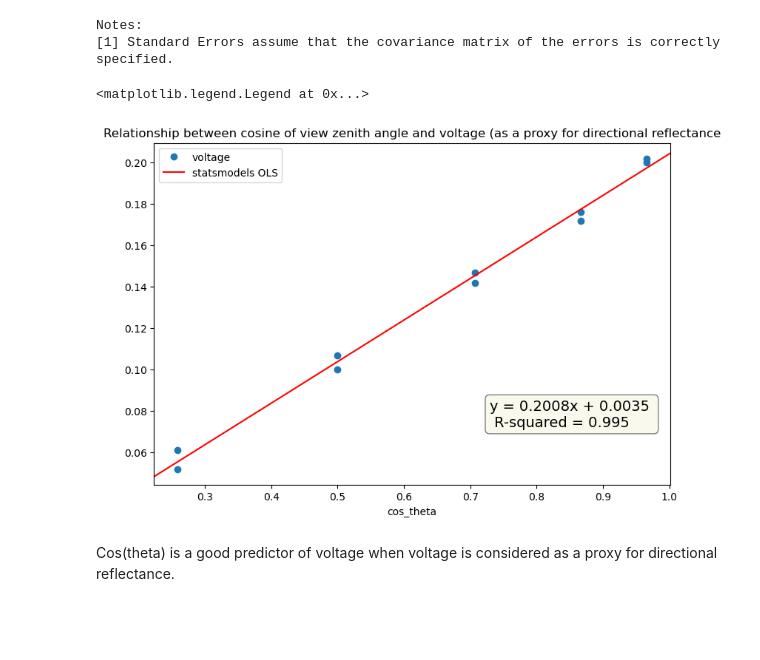
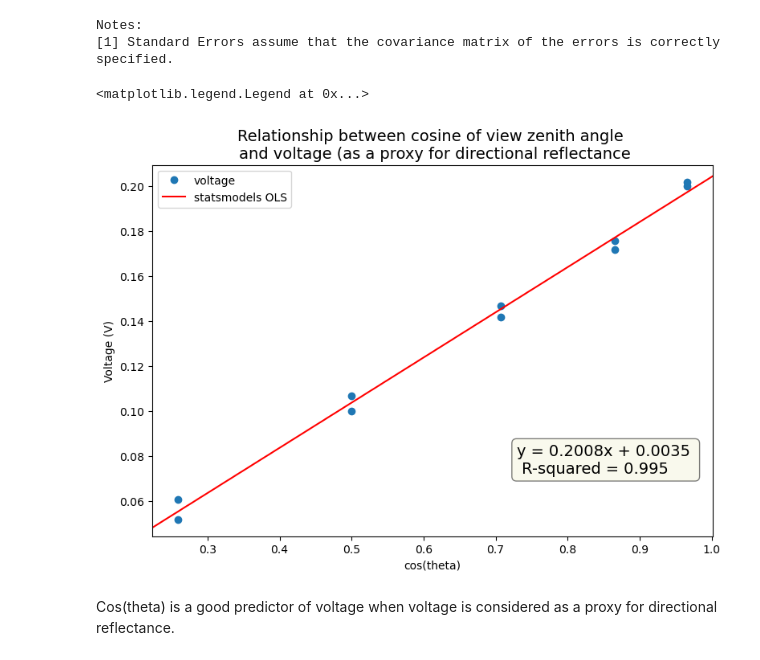
Before and after one commit to e-marshall/optics, a Jupyter notebook: _sources/lab1.ipynb, the cells around one changed output. Cells and saved outputs as stored; diff of their text form; code cells hidden in the pictures; blank space fills up the shorter version.

```diff
--- a/_sources/lab1.ipynb
+++ b/_sources/lab1.ipynb
@@ -261,20 +261,21 @@ Notes:
 # %%
 fig, ax = plt.subplots(figsize=(9,6))
 
 #how to place text boxes: https://matplotlib.org/3.3.4/gallery/recipes/placing_text_boxes.html
 text = 'y = 0.2008x + 0.0035 \n R-squared = 0.995'
 props = dict(boxstyle='round', facecolor='beige', alpha=0.5)
 
 table3.plot(x = 'cos_theta', y='voltage', linestyle='None', marker='o', ax=ax)
 #sns.regplot(x = table3['cos_theta'], y = table3['voltage'], color='purple', label='seaborn linear regression model \n fit w/ci (purple shading)')
 a = abline_plot(model_results = results, ax=ax, color= 'red', label='statsmodels OLS')
 ax.text(0.65, 0.25, text, transform=ax.transAxes, fontsize=14,
         verticalalignment='top', bbox=props)
 ax.set_ylabel('Voltage (V)')
-ax.set_title('Relationship between cosine of view zenith angle and voltage (as a proxy for directional reflectance')
+ax.set_xlabel('cos(theta)')
+ax.set_title('Relationship between cosine of view zenith angle \n and voltage (as a proxy for directional reflectance', fontsize=14)
 ax.legend()
 # %% [output]
 <matplotlib.legend.Legend at 0x...>
-[figure, old version]
+[figure, new version]
 # %% [markdown]
 Cos(theta) is a good predictor of voltage when voltage is considered as a proxy for directional reflectance.
```
Also changed, not shown: 3 other files.
